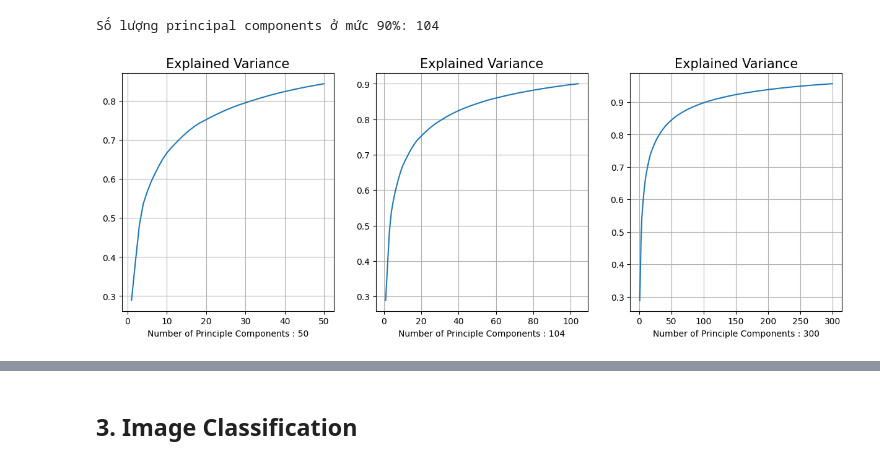
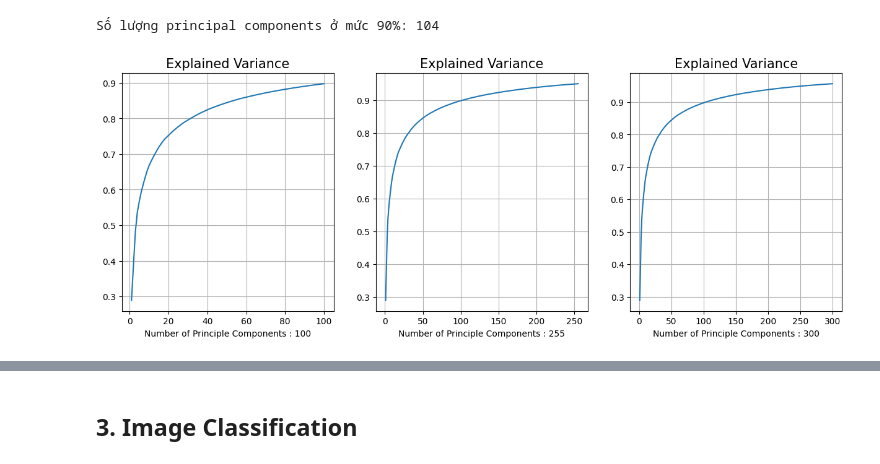
Before and after one commit to nvtnhan/Fundamental-ML, a Jupyter notebook: notebooks/EDA.ipynb, the cells around one changed output, grey strips where cells are left out. Cells and saved outputs as stored; diff of their text form; code cells hidden in the pictures.

```diff
--- a/notebooks/EDA.ipynb
+++ b/notebooks/EDA.ipynb
@@ -40,7 +40,7 @@ def show_img(images: np.ndarray, labels: np.ndarray):
         axarr[idx].set_title("Label:{}".format(label))
 # %%
 ## load dataset here
-df = pd.read_csv("../data/icml_face_data.csv")
+df = pd.read_csv("/kaggle/input/icml-face-data-csv/icml_face_data.csv")
 df.head()
 # %% [output]
 |  | emotion | pixels |
@@ -127,21 +132,22 @@ Số lượng principal components ở mức 90%: 104
 # %%
 def EV(n):
     pca = PCA(n_components=n, whiten=True)
+    # X_train = pca.fit_transform(x_train)
+    # X_test = pca.transform(x_test)
     pca.fit(images_reshaped)
     #plot
     plt.plot(range(1,n+1), pca.explained_variance_ratio_.cumsum())
     plt.title('Explained Variance',fontsize=15)
     plt.grid(visible=True)
     plt.xlabel('Number of Principle Components : {}'.format(n), fontsize=10)
-
-# use the function above and try use n_component=50,104,and 300
+# use the function above and try use n_component=100,200,and 300
 plt.figure(figsize=(15,5))
 plt.subplot(1,3,1)
-EV(50)
+EV(100)
 plt.subplot(1,3,2)
-EV(104)
+EV(255)
 plt.subplot(1,3,3)
 EV(300)
 # %% [output]
-[figure, old version]
+[figure, new version]
 # %% [markdown]
```
Also changed, not shown: parts of 19 cells of this notebook.
